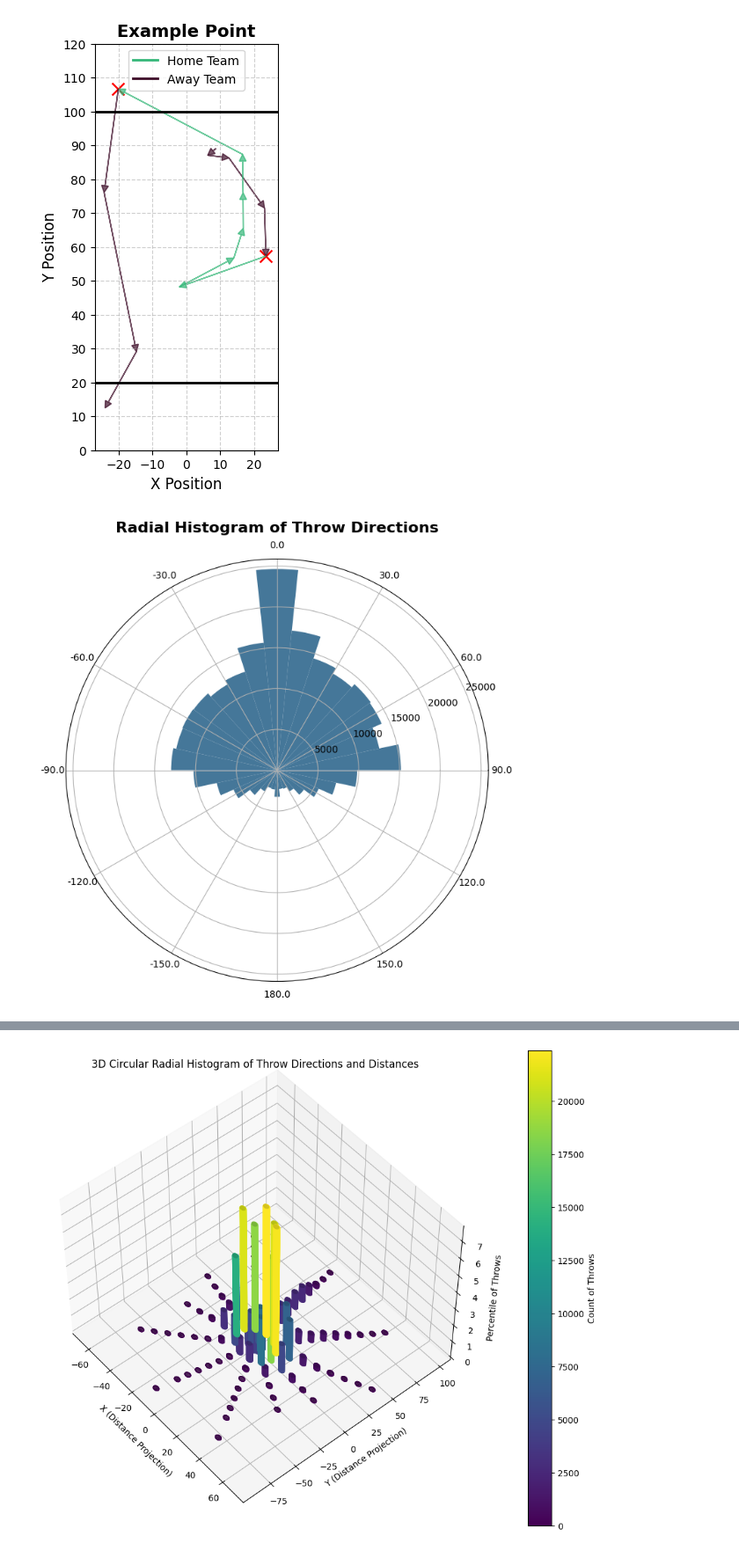
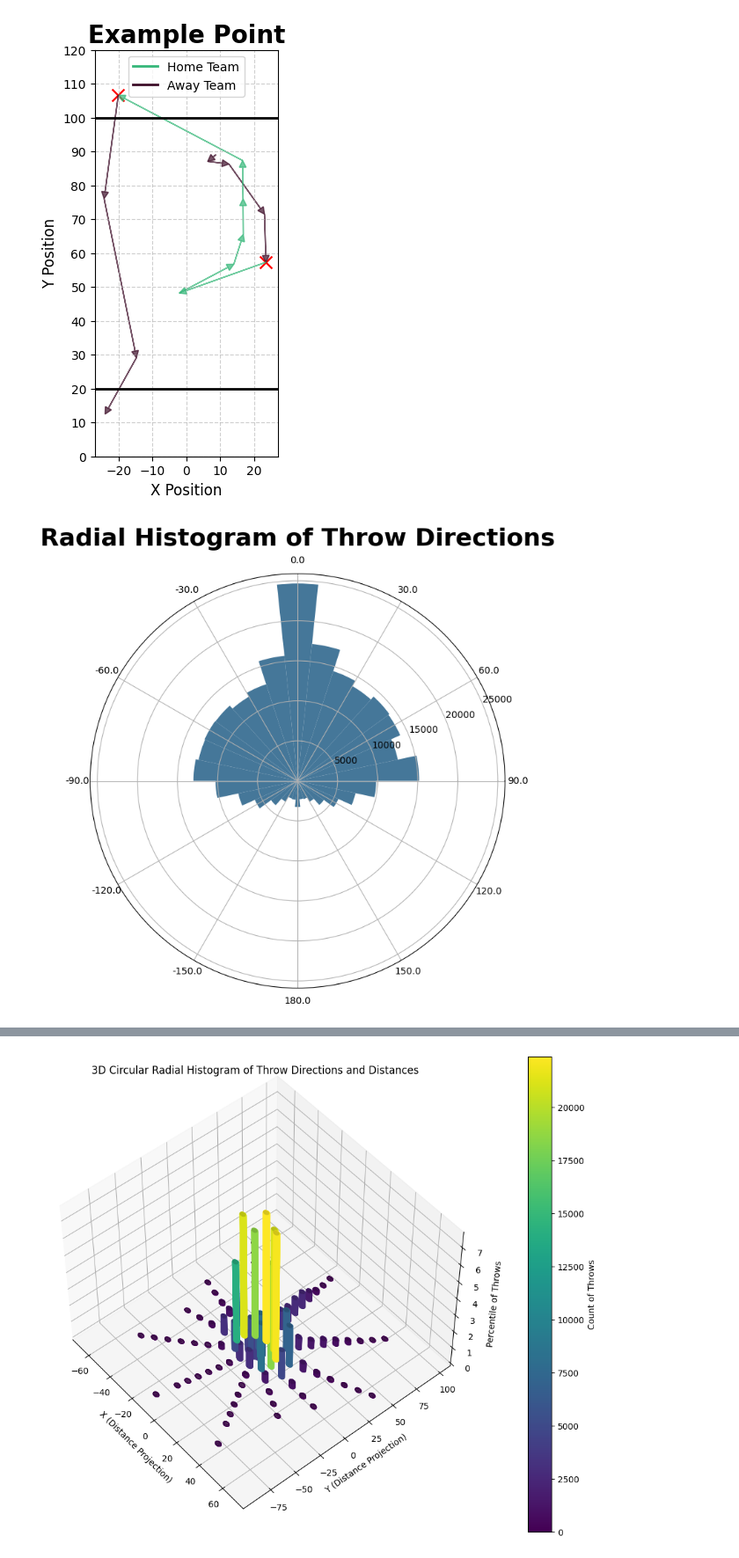
Before and after one commit to BradenEberhard/Expected-Throwing-Value, a Jupyter notebook: figures/descriptive_charts.ipynb, the cells around one changed output, grey strips where cells are left out. Shown at 88% size. Drawn from its saved outputs; the diff is of its cells as text; code cells hidden in the pictures.

```diff
--- a/figures/descriptive_charts.ipynb
+++ b/figures/descriptive_charts.ipynb
@@ -66,7 +66,7 @@ ax.set_ylim(0, 120)
 ax.set_aspect('equal', 'box')
 ax.set_xlabel('X Position', fontsize=12)
 ax.set_ylabel('Y Position', fontsize=12)
-ax.set_title('Example Point', fontsize=14, fontweight='bold')
+ax.set_title('Example Point', fontsize=20, fontweight='bold')
 ax.tick_params(axis='both', which='major', labelsize=10)
 ax.grid(True, linestyle='--', alpha=0.6)
 ax.set_xticks(np.arange(-20, 21, 10))
@@ -83,4 +83,4 @@ ax.legend(handles=legend_elements, loc='upper center')
 
 plt.show()
 # %% [output]
-[figure, old version]
+[figure, new version]
@@ -148,26 +87,26 @@ result[['thrower_x', 'thrower_y', 'receiver_x', 'receiver_y', 'throw_distance',
 # %%
 ## Plot Radial Histogram of Directions
 num_bins_angle = 30
 
 angle_bins = np.linspace(-np.pi, np.pi, num_bins_angle + 1)
 hist, _ = np.histogram(df['throw_angle'], bins=angle_bins)
 bin_width = angle_bins[1] - angle_bins[0]
 theta = angle_bins[:-1] + bin_width / 2
 
 # Create a figure
 fig, ax = plt.subplots(figsize=(10, 8), subplot_kw={'projection': 'polar'})
 bars = ax.bar(theta, hist, width=bin_width, color='#31688e', alpha=0.9, edgecolor='none')
-ax.set_title('Radial Histogram of Throw Directions', va='bottom', fontweight='bold', fontsize=16)
+ax.set_title('Radial Histogram of Throw Directions', va='bottom', fontweight='bold', fontsize=26)
 num_ticks = 12
 shift=3
 tick_labels = np.linspace(180, -180, num_ticks, endpoint=False)
 tick_labels = np.concatenate([tick_labels[shift:], tick_labels[:shift]])
 ax.set_xticks(np.linspace(0, 2 * np.pi, num_ticks, endpoint=False))  # Avoid including the last tick
 ax.set_xticklabels(tick_labels)  # Don't include 180 in labels
 
 plt.show()
 # %% [output]
-[figure, old version]
+[figure, new version]
 # %%
 ## Plot Radial Histogram of Distances
 num_bins_angle = 15
```
Also changed, not shown: parts of 3 cells of this notebook, 8 other files.
